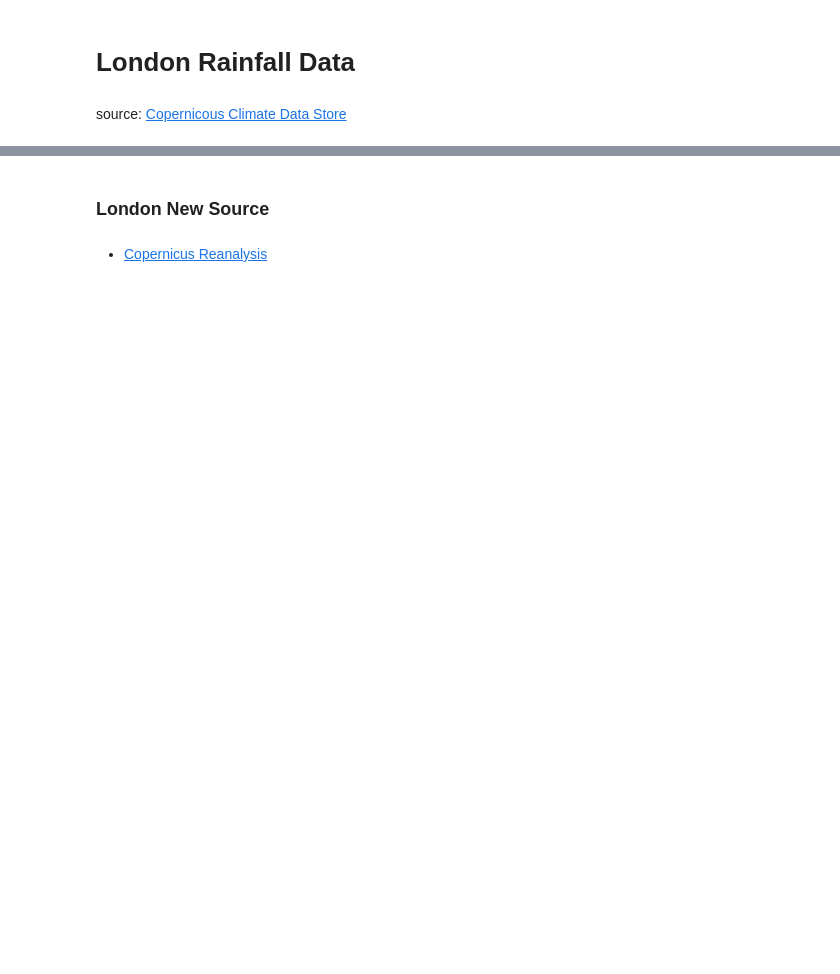
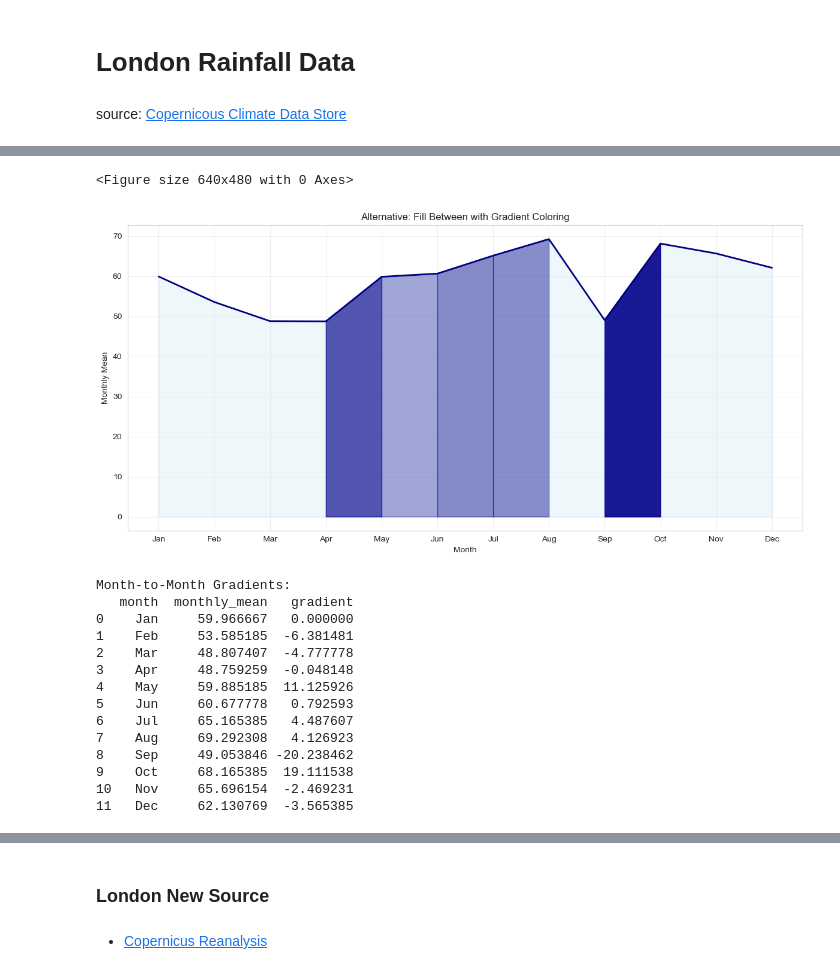
Before and after one commit to pacoraggio/London-Rainfall, a Jupyter notebook: london_precipitation_data.ipynb, the cells around one changed output, grey strips where cells are left out. Cells and saved outputs as stored; diff of their text form; code cells hidden in the pictures; blank space fills up the shorter version.

```diff
--- a/london_precipitation_data.ipynb
+++ b/london_precipitation_data.ipynb
@@ -12,0 +24,4 @@ source: [Copernicous Climate Data Store](https://cds.climate.copernicus.eu/)
+# %%
+df_london_day = london_daily_data[['date', 'year', 'month', 'day', 'tp_mm_daily_sum', 'month_int']].copy()
+# %%
+df_london_day['tp_mm'] = np.where(df_london_day['tp_mm_daily_sum'] > 0.1, np.round(df_london_day['tp_mm_daily_sum'],1), 0.0)
@@ -12,0 +44,15 @@ source: [Copernicous Climate Data Store](https://cds.climate.copernicus.eu/)
+# %%
+import calendar
+
+monthly_precipitation = df_london_day.groupby(['year', 'month'])['tp_mm'].sum().reset_index()
+monthly_precipitation.columns = ['year', 'month', 'monthly_total']
+
+# Convert month to categorical for proper ordering
+month_order = list(calendar.month_abbr)[1:]
+monthly_precipitation['month'] = pd.Categorical(monthly_precipitation['month'],
+                                              categories=month_order, ordered=True)
+
+# Calculate mean monthly precipitation across years
+mean_monthly_precip = monthly_precipitation.groupby('month')['monthly_total'].mean().reset_index().rename(columns = {'monthly_total' : 'monthly_mean'})
+
+mean_monthly_precip
@@ -12,0 +210,58 @@ source: [Copernicous Climate Data Store](https://cds.climate.copernicus.eu/)
+# %%
+# Set seaborn style
+sns.set_style("whitegrid")
+
+plt.tight_layout()
+plt.show()
+
+# Alternative approach using fill_between with custom coloring
+fig, ax = plt.subplots(figsize=(12, 6))
+
+# Plot the basic area
+ax.fill_between(mean_monthly_precip['month'], mean_monthly_precip['monthly_mean'], alpha=0.2, color='lightblue');
+
+# Calculate the gradient (difference between consecutive months)
+mean_monthly_precip['gradient'] = mean_monthly_precip['monthly_mean'].diff().fillna(0)
+# Add colored segments based on gradient
+for i in range(len(mean_monthly_precip) - 1):
+    x_range = [mean_monthly_precip['month'].iloc[i], mean_monthly_precip['month'].iloc[i + 1]]
+    y_range = [mean_monthly_precip['monthly_mean'].iloc[i], mean_monthly_precip['monthly_mean'].iloc[i + 1]]
+
+    if mean_monthly_precip['gradient'].iloc[i + 1] > 0:
+        # Positive gradient - darker fill
+        intensity = min(mean_monthly_precip['gradient'].iloc[i + 1] / mean_monthly_precip['gradient'].max(), 1.0)
+        alpha = 0.3 + 0.6 * intensity
+        ax.fill_between(x_range, [0, 0], y_range,
+                       color='darkblue', alpha=alpha, interpolate=True)
+
+# Add the line plot
+sns.lineplot(data=mean_monthly_precip, x='month', y='monthly_mean', ax=ax, color='navy', linewidth=2)
+
+ax.set_xlabel('Month')
+ax.set_ylabel('Monthly Mean')
+ax.set_title('Alternative: Fill Between with Gradient Coloring')
+ax.grid(True, alpha=0.3)
+
+plt.tight_layout()
+plt.show()
+
+# Print gradient information for reference
+print("Month-to-Month Gradients:")
+print(mean_monthly_precip[['month', 'monthly_mean', 'gradient']]);
+# %% [output]
+<Figure size 640x480 with 0 Axes>
+[figure, added]
+Month-to-Month Gradients:
+   month  monthly_mean   gradient
+0    Jan     59.966667   0.000000
+1    Feb     53.585185  -6.381481
+2    Mar     48.807407  -4.777778
+3    Apr     48.759259  -0.048148
+4    May     59.885185  11.125926
+5    Jun     60.677778   0.792593
+6    Jul     65.165385   4.487607
+7    Aug     69.292308   4.126923
+8    Sep     49.053846 -20.238462
+9    Oct     68.165385  19.111538
+10   Nov     65.696154  -2.469231
+11   Dec     62.130769  -3.565385
```
Also changed, not shown: parts of 20 cells of this notebook, 4 other files.
